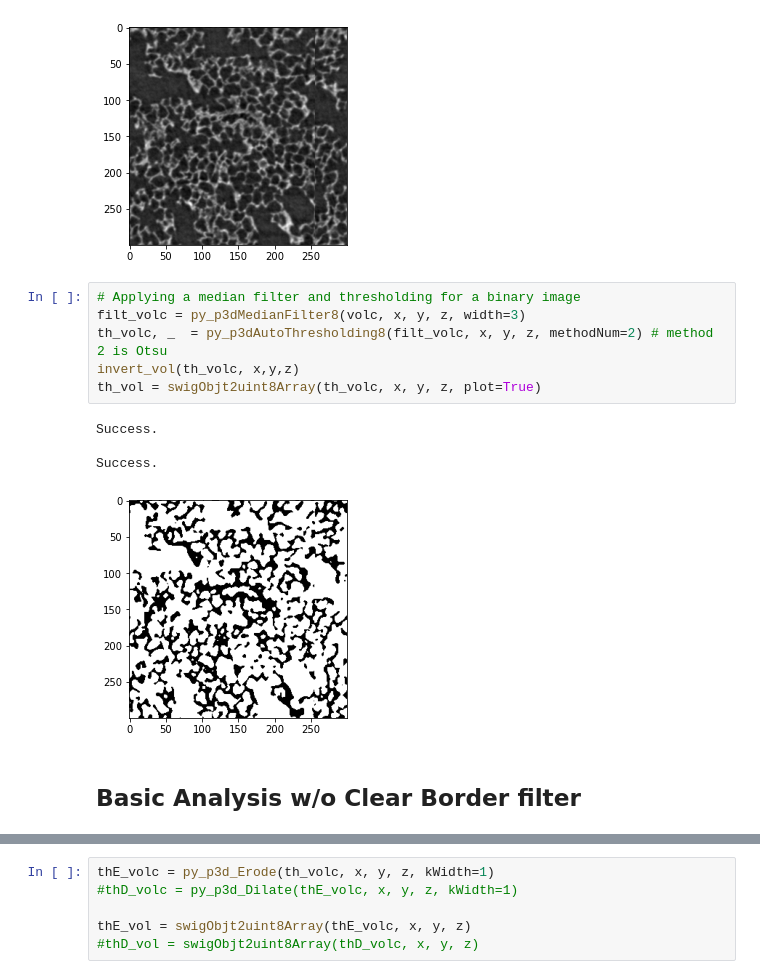
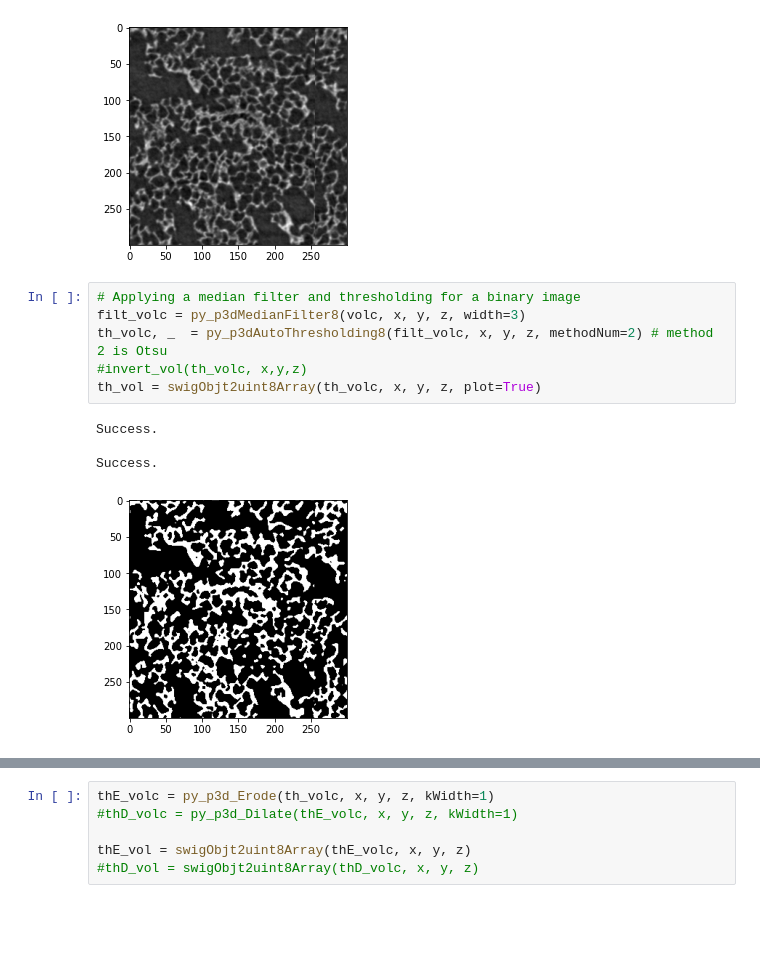
Before and after one commit to mrahmansagar/poreAnalysis, a Jupyter notebook: poreAnalysis_filter_boundary.ipynb, the cells around one changed output, grey strips where cells are left out. Cells and saved outputs as stored; diff of their text form; blank space fills up the shorter version.

Commit message:
investigation on border filder

```diff
--- a/poreAnalysis_filter_boundary.ipynb
+++ b/poreAnalysis_filter_boundary.ipynb
@@ -34,13 +36,11 @@ Success.
 # %%
 # Applying a median filter and thresholding for a binary image
 filt_volc = py_p3dMedianFilter8(volc, x, y, z, width=3)
 th_volc, _  = py_p3dAutoThresholding8(filt_volc, x, y, z, methodNum=2) # method 2 is Otsu
-invert_vol(th_volc, x,y,z)
+#invert_vol(th_volc, x,y,z)
 th_vol = swigObjt2uint8Array(th_volc, x, y, z, plot=True)
 # %% [output]
 Success.
 
 Success.
-[figure, old version]
+[figure, new version]
-# %% [markdown]
-## Basic Analysis w/o Clear Border filter
```
Also changed, not shown: parts of 15 cells of this notebook.
